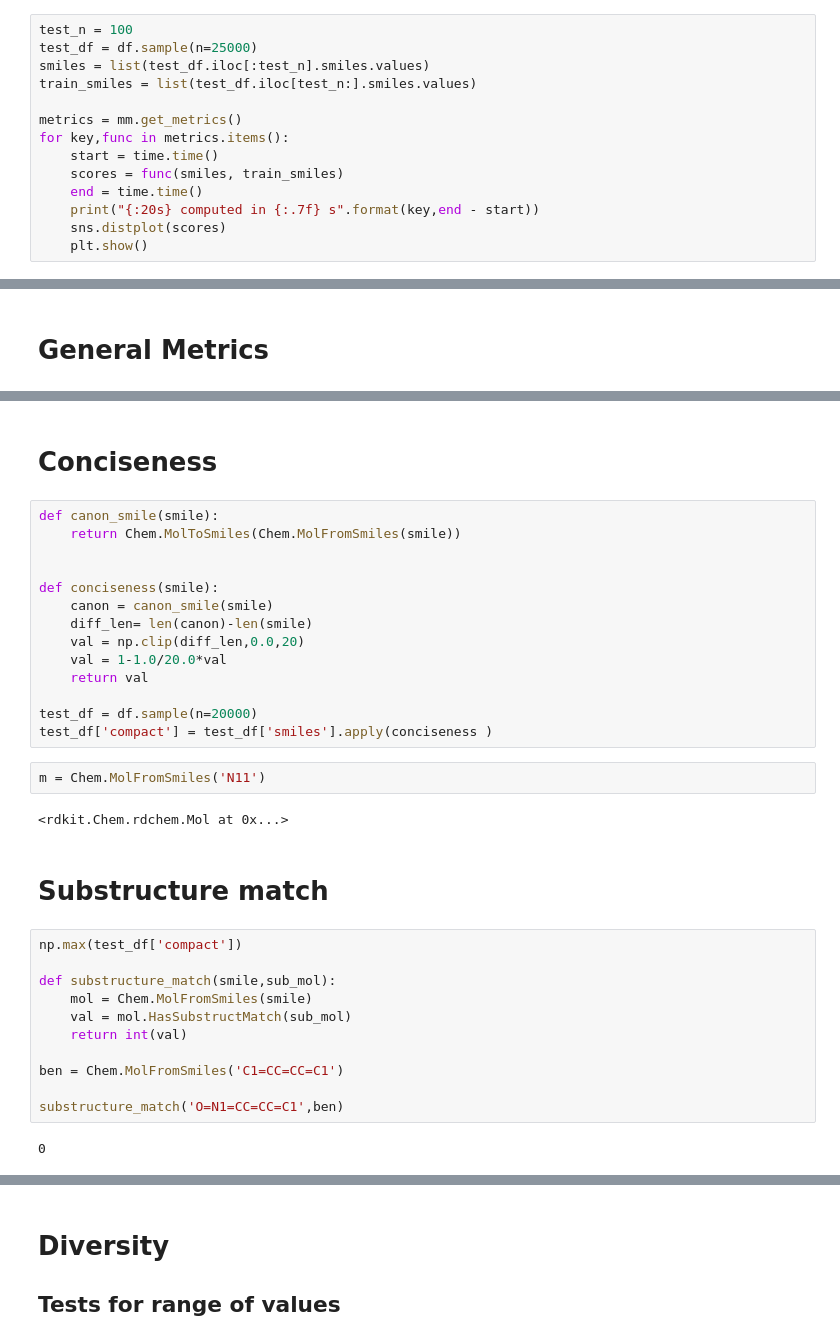
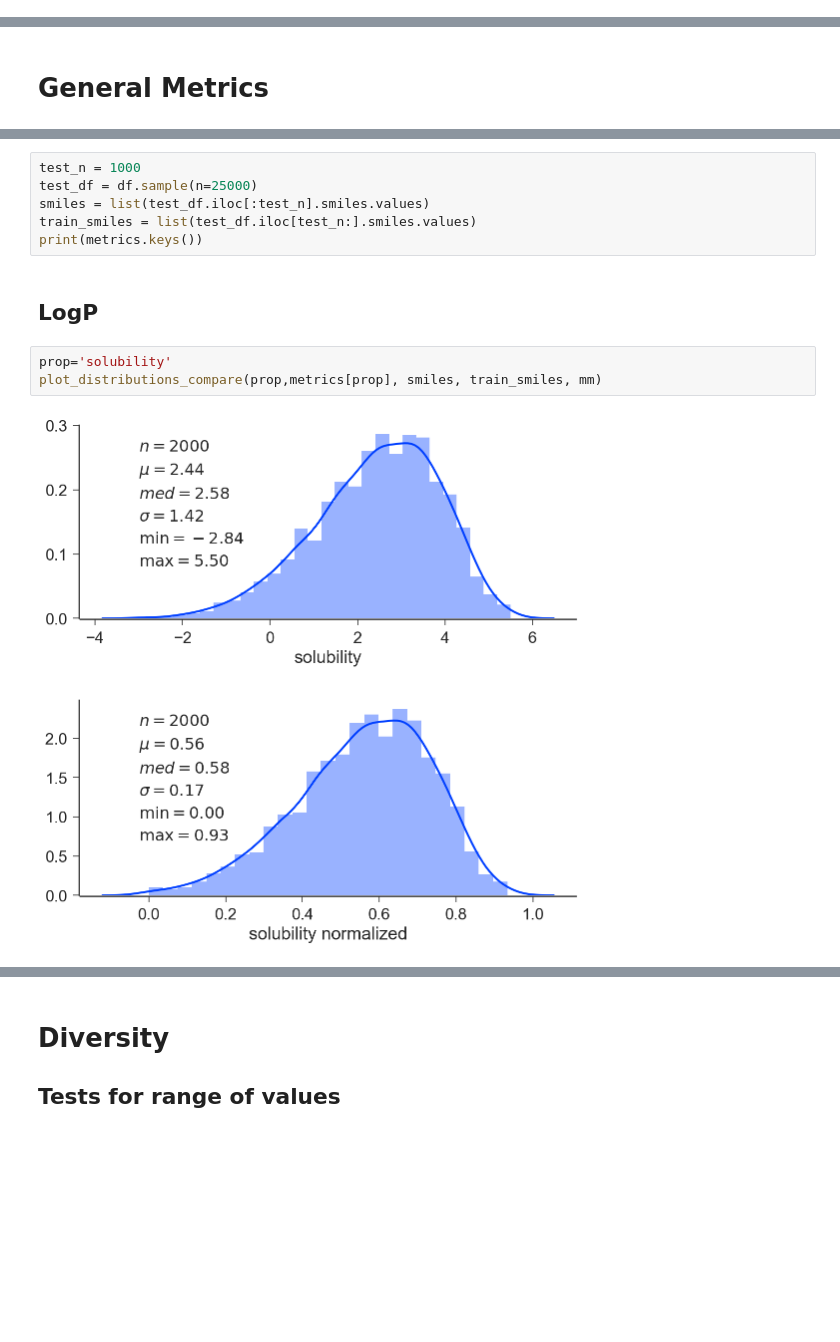
Before and after one commit to aspuru-guzik-group/ORGANIC, a Jupyter notebook: analysis/MolMetric_showcase.ipynb, the cells around one changed output, grey strips where cells are left out. Saved outputs shown, nothing was run; the diff lists cells and outputs as text; blank space fills up the shorter version.

Commit message:
normalize factor, improved metric showcase

```diff
--- a/analysis/MolMetric_showcase.ipynb
+++ b/analysis/MolMetric_showcase.ipynb
@@ -107,14 +80,0 @@ chemical_beauty      computed in 0.0035963 s
-# %%
-test_n = 100
-test_df = df.sample(n=25000)
-smiles = list(test_df.iloc[:test_n].smiles.values)
-train_smiles = list(test_df.iloc[test_n:].smiles.values)
-
-metrics = mm.get_metrics()
-for key,func in metrics.items():
-    start = time.time()
-    scores = func(smiles, train_smiles)
-    end = time.time()
-    print("{:20s} computed in {:.7f} s".format(key,end - start))
-    sns.distplot(scores)
-    plt.show()
@@ -197,35 +117,14 @@ plt.plot(x,y)
+# %%
+test_n = 1000
+test_df = df.sample(n=25000)
+smiles = list(test_df.iloc[:test_n].smiles.values)
+train_smiles = list(test_df.iloc[test_n:].smiles.values)
+print(metrics.keys())
 # %% [markdown]
-# Conciseness
+## LogP
-# %%
-def canon_smile(smile):
-    return Chem.MolToSmiles(Chem.MolFromSmiles(smile))
-
-
-def conciseness(smile):
-    canon = canon_smile(smile)
-    diff_len= len(canon)-len(smile)
-    val = np.clip(diff_len,0.0,20)
-    val = 1-1.0/20.0*val
-    return val
-
-test_df = df.sample(n=20000)
-test_df['compact'] = test_df['smiles'].apply(conciseness )
-# %%
-m = Chem.MolFromSmiles('N11')
-# %% [output]
-<rdkit.Chem.rdchem.Mol at 0x...>
-# %% [markdown]
-# Substructure match
-# %%
-np.max(test_df['compact'])
-
-def substructure_match(smile,sub_mol):
-    mol = Chem.MolFromSmiles(smile)
-    val = mol.HasSubstructMatch(sub_mol)
-    return int(val)
-
-ben = Chem.MolFromSmiles('C1=CC=CC=C1')
-
-substructure_match('O=N1=CC=CC=C1',ben)
-# %% [output]
-0
+# %%
+prop='solubility'
+plot_distributions_compare(prop,metrics[prop], smiles, train_smiles, mm)
+# %% [output]
+[figure, added]
+[figure, added]
```
Also changed, not shown: parts of 27 cells of this notebook, 4 other files.
